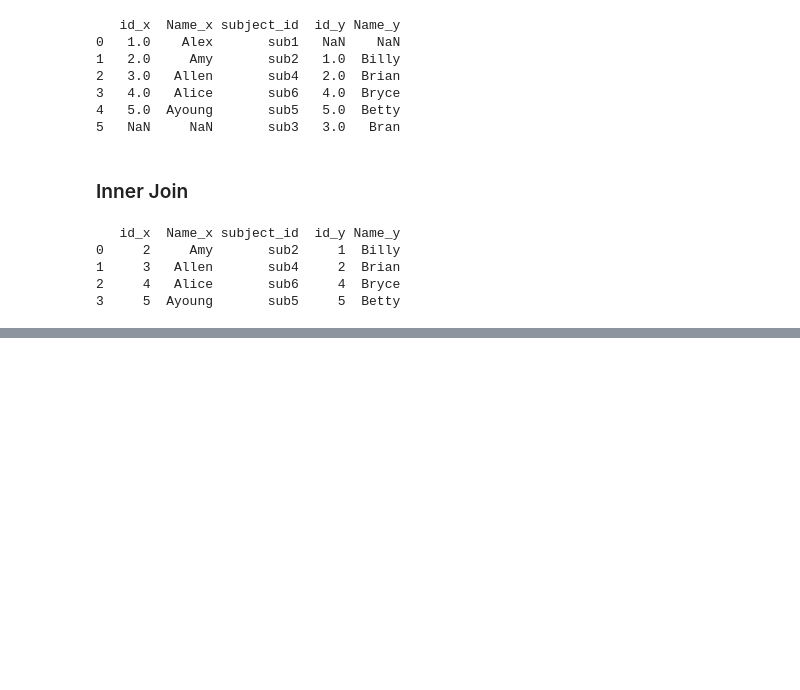
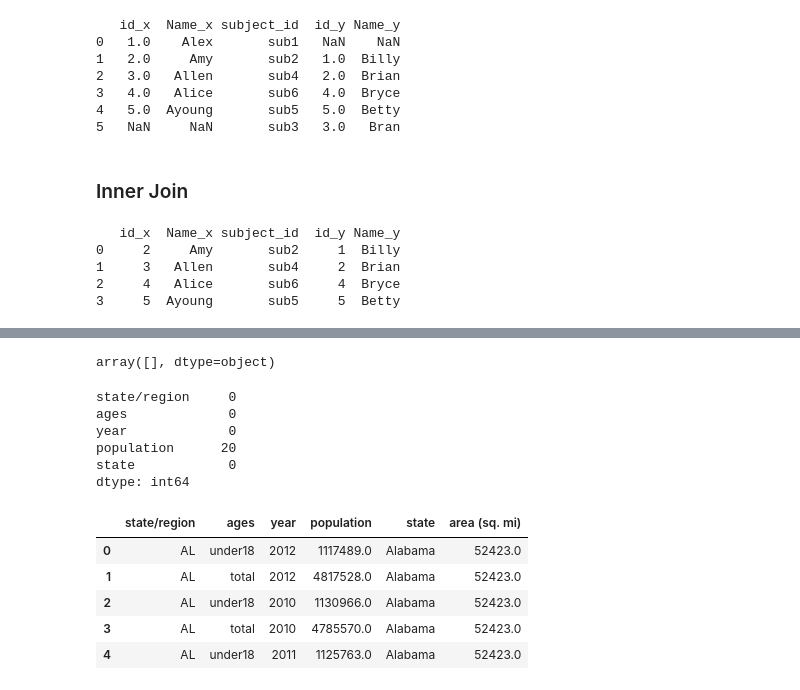
Before and after one commit to saribalarakeshreddy/Data-Analysis-with-Python, a Jupyter notebook: Pandas/Merge,sort.ipynb, the cells around one changed output, grey strips where cells are left out. Saved outputs shown, nothing was run; the diff lists cells and outputs as text; code cells hidden in the pictures; blank space fills up the shorter version.

```diff
--- a/Pandas/Merge,sort.ipynb
+++ b/Pandas/Merge,sort.ipynb
@@ -263,0 +355,2 @@ display('s_a.head()','s_abb.head()','s_area.head()',)
+# %%
+merged.drop('abbreviation',axis=1,inplace=True)
@@ -263,0 +380,28 @@ display('s_a.head()','s_abb.head()','s_area.head()',)
+# %%
+merged.loc[merged['state'].isnull(),"state/region"].unique()
+# %% [output]
+array([], dtype=object)
+# %%
+merged.loc[merged['state/region']=="PR","state"]="Puerto Rico"
+# %%
+merged.loc[merged['state/region']=="USA","state"]="United States of America"
+# %%
+merged.isnull().sum() # since we can not fill population data we leave that for now
+# %% [output]
+state/region     0
+ages             0
+year             0
+population      20
+state            0
+dtype: int64
+# %%
+final_data=pd.merge(merged,s_area,how="outer")
+# %%
+final_data.head()
+# %% [output]
+|  | state/region | ages | year | population | state | area (sq. mi) |
+| 0 | AL | under18 | 2012 | 1117489.0 | Alabama | 52423.0 |
+| 1 | AL | total | 2012 | 4817528.0 | Alabama | 52423.0 |
+| 2 | AL | under18 | 2010 | 1130966.0 | Alabama | 52423.0 |
+| 3 | AL | total | 2010 | 4785570.0 | Alabama | 52423.0 |
+| 4 | AL | under18 | 2011 | 1125763.0 | Alabama | 52423.0 |
```
Also changed, not shown: parts of 23 cells of this notebook, 5 other files.
